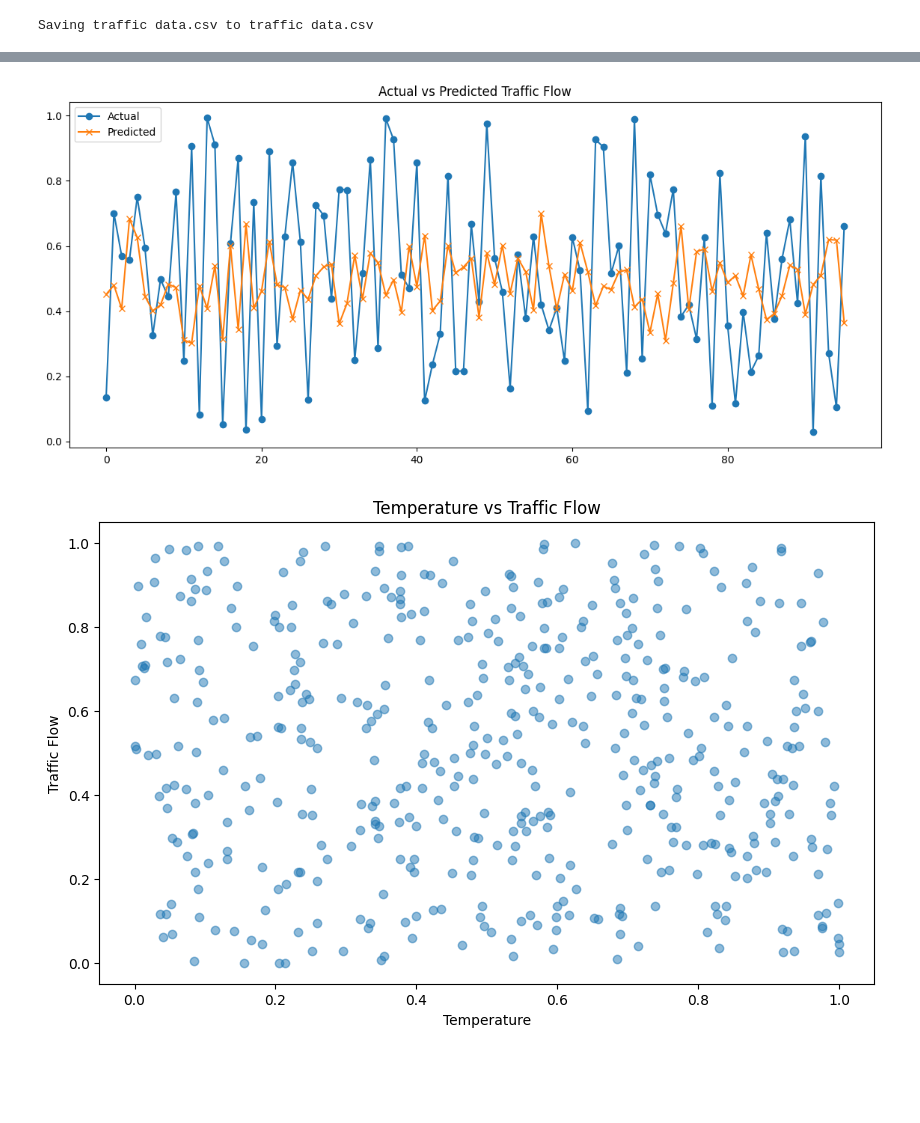
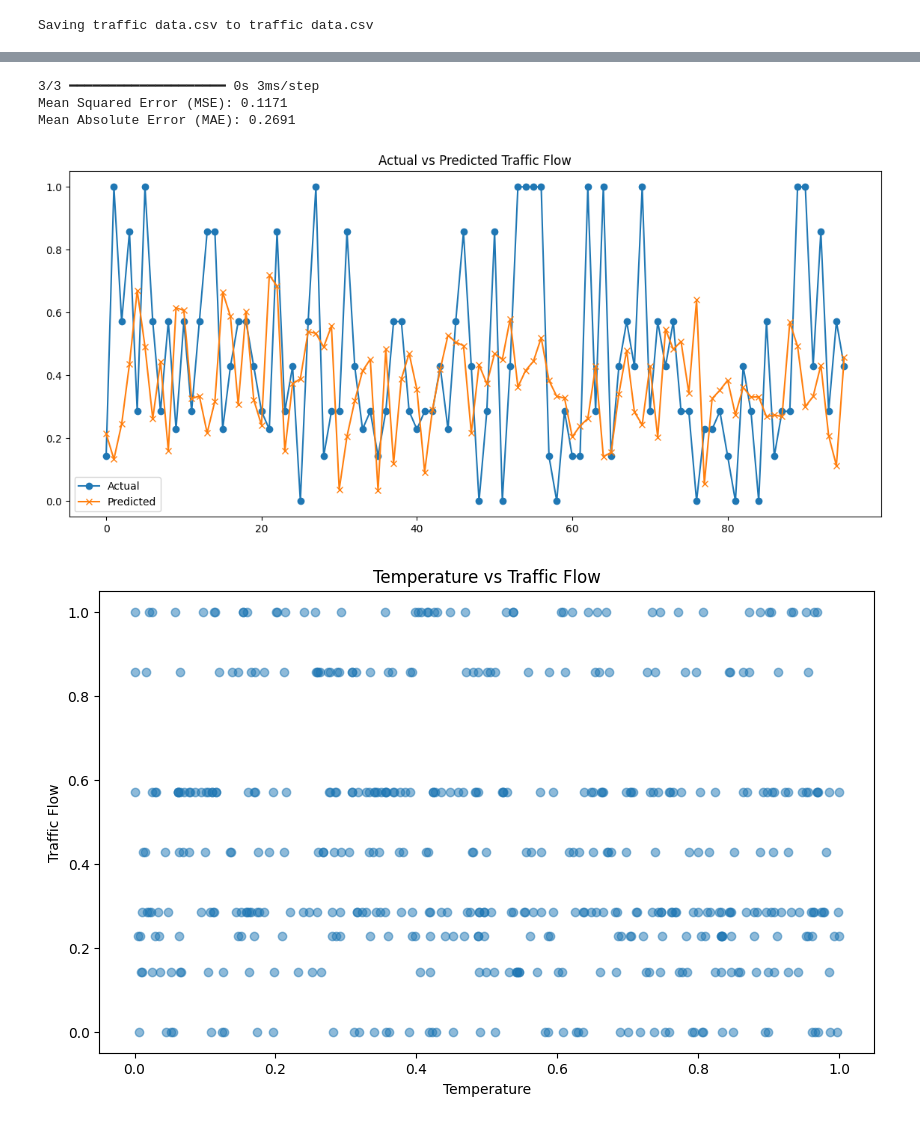
Before and after one commit to Bokalli/AI-Lab, a Jupyter notebook: LAB_5.ipynb, the cells around one changed output, grey strips where cells are left out. Saved outputs shown, nothing was run; the diff lists cells and outputs as text; code cells hidden in the pictures; blank space fills up the shorter version.

```diff
--- a/LAB_5.ipynb
+++ b/LAB_5.ipynb
@@ -18,17 +17,21 @@ from tensorflow.keras.layers import Dense, LSTM, Dropout
 from sklearn.metrics import mean_squared_error, mean_absolute_error
 
 # Step 1: Data Preprocessing
-# Simulate Traffic Dataset
-np.random.seed(42)
-timestamps = pd.date_range("2025-01-01", periods=500, freq="h")
-traffic_flow = np.random.randint(50, 500, size=len(timestamps))
-traffic_data = pd.DataFrame({"timestamp": timestamps, "traffic_flow": traffic_flow})
+# Traffic Dataset
+traffic_data = pd.DataFrame({
+    "timestamp": pd.date_range("2025-01-01", periods=500, freq="h"),
+    "traffic_flow": [100, 150, 200, 180, 250, 300, 400, 450, 300, 200] * 50,
+    "temperature": np.random.uniform(10, 35, size=500),
+    "humidity": np.random.uniform(30, 90, size=500),
+    "rain": np.random.uniform(0, 10, size=500)  # Simulating rain data
+})
 
-# Simulate Weather Dataset
+# Weather Dataset
 weather_data = pd.DataFrame({
-    "timestamp": timestamps,
-    "temperature": np.random.uniform(10, 35, size=len(timestamps)),
-    "humidity": np.random.uniform(30, 90, size=len(timestamps))
+    "timestamp": pd.date_range("2025-01-01", periods=500, freq="h"),
+    "temperature": np.random.uniform(10, 35, size=500),
+    "humidity": np.random.uniform(30, 90, size=500),
+    "rain": np.random.uniform(0, 10, size=500)
 })
 
 # 1. Load and Explore the Dataset
@@ -40,12 +43,14 @@ print("Missing values in traffic data:", traffic_data.isnull().sum())
 print("Missing values in weather data:", weather_data.isnull().sum())
 
 # 2. Merge Datasets
-merged_data = pd.merge(traffic_data, weather_data, on="timestamp")
+merged_data = pd.merge(traffic_data, weather_data, on="timestamp", suffixes=("_traffic", "_weather"))
+print("Merged Data Sample:\n", merged_data.head())
 
 # 3. Feature Extraction
 merged_data["hour"] = merged_data["timestamp"].dt.hour
 merged_data["day_of_week"] = merged_data["timestamp"].dt.dayofweek
 merged_data["is_weekend"] = (merged_data["day_of_week"] >= 5).astype(int)
+print("Data with Extracted Features:\n", merged_data.head())
 
 # 4. Lag Features
 for lag in [1, 2, 24]:
@@ -53,20 +58,25 @@ for lag in [1, 2, 24]:
 
 # Drop NaN rows created by lag features
 merged_data = merged_data.dropna().reset_index(drop=True)
+print("Data after Adding Lag Features and Dropping NaN:\n", merged_data.head())
 
 # 5. Normalization
 scaler = MinMaxScaler()
-numerical_features = ["traffic_flow", "temperature", "humidity", "lag_1", "lag_2", "lag_24"]
+numerical_features = ["traffic_flow", "temperature_traffic", "humidity_traffic", "rain_traffic", "lag_1", "lag_2", "lag_24"]
 merged_data[numerical_features] = scaler.fit_transform(merged_data[numerical_features])
+print("Normalized Data Sample:\n", merged_data.head())
 
 # Step 3: Data Splitting
 X = merged_data.drop(columns=["timestamp", "traffic_flow"])
 y = merged_data["traffic_flow"]
 X_train, X_test, y_train, y_test = train_test_split(X, y, test_size=0.2, random_state=42)
+print("Training Data Shape:", X_train.shape)
+print("Testing Data Shape:", X_test.shape)
 
-# Step 4: Model Building
+# Step 4: Model Building (Rectified)
 model = Sequential([
-    Dense(64, activation='relu', input_shape=(X_train.shape[1],)),
+    Input(shape=(X_train.shape[1],)),  # Explicit Input layer
+    Dense(64, activation='relu'),
     Dropout(0.2),
     Dense(32, activation='relu'),
     Dense(1, activation='linear')
@@ -95,10 +105,24 @@ plt.show()
 
 # Weather vs Traffic Visualization
 plt.figure(figsize=(10, 6))
-plt.scatter(merged_data["temperature"], merged_data["traffic_flow"], alpha=0.5)
+plt.scatter(merged_data["temperature_traffic"], merged_data["traffic_flow"], alpha=0.5)
 plt.title("Temperature vs Traffic Flow")
 plt.xlabel("Temperature")
 plt.ylabel("Traffic Flow")
 plt.show()
+
+plt.figure(figsize=(10, 6))
+plt.scatter(merged_data["humidity_traffic"], merged_data["traffic_flow"], alpha=0.5)
+plt.title("Humidity vs Traffic Flow")
+plt.xlabel("Humidity")
+plt.ylabel("Traffic Flow")
+plt.show()
+
+plt.figure(figsize=(10, 6))
+plt.scatter(merged_data["rain_traffic"], merged_data["traffic_flow"], alpha=0.5)
+plt.title("Rain vs Traffic Flow")
+plt.xlabel("Rain")
+plt.ylabel("Traffic Flow")
+plt.show()
 # %% [output]
 Traffic Data Sample:
@@ -121,2 +163,5 @@ Mean Absolute Error (MAE): 0.2553
+3/3 ━━━━━━━━━━━━━━━━━━━━ 0s 3ms/step
+Mean Squared Error (MSE): 0.1171
+Mean Absolute Error (MAE): 0.2691
-[figure, old version]
+[figure, new version]
-[figure, old version]
+[figure, new version]
```
Also changed, not shown: parts of 4 cells of this notebook.
